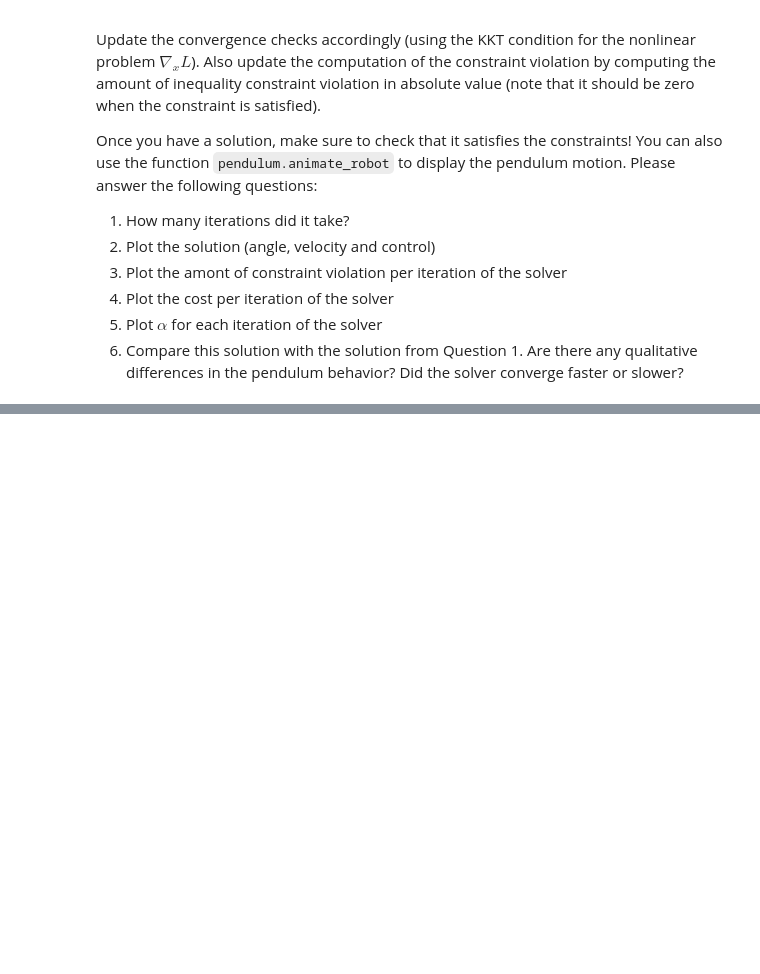
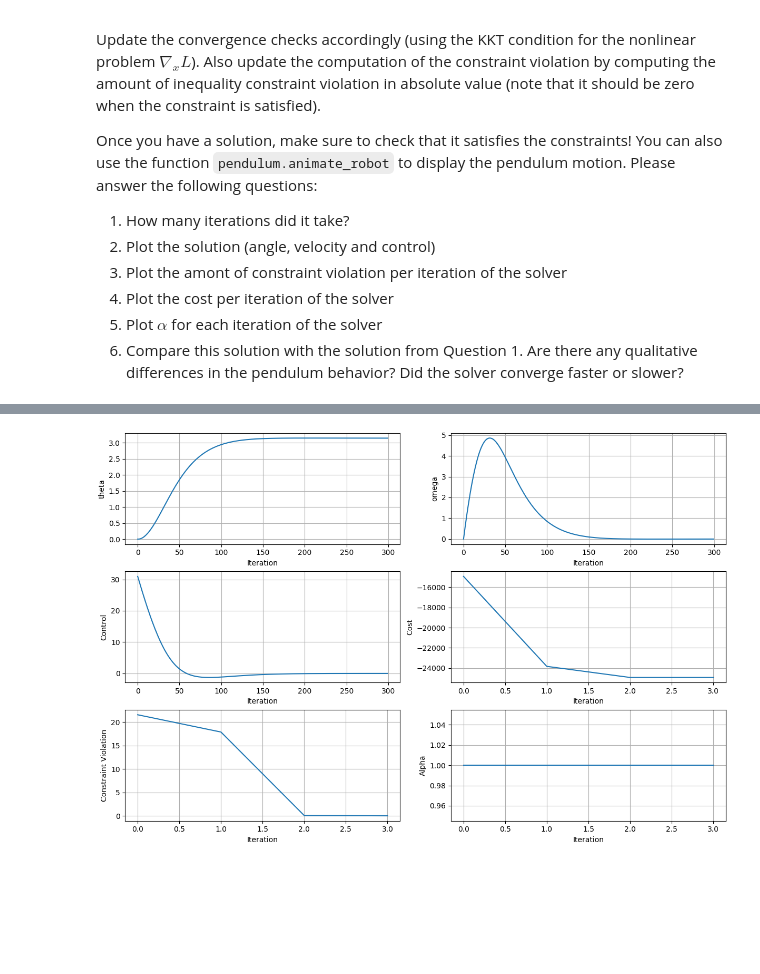
Before and after one commit to RiVer2000/ROB-GY-6323, a Jupyter notebook: Homework 2/exercise 3_pendulum.ipynb, the cells around one changed output, grey strips where cells are left out. Cells and saved outputs as stored; diff of their text form; code cells hidden in the pictures; blank space fills up the shorter version.

```diff
--- a/Homework 2/exercise 3_pendulum.ipynb
+++ b/Homework 2/exercise 3_pendulum.ipynb
@@ -300,3 +181,20 @@ def cost_func(_x: np.ndarray, N=300):
 
     return ((0.5 * ((_x.T @ G) @ _x)) + (g.T @ _x))[0, 0]
+# %%
+def solve_KKT(_x):
+    if not isinstance(_x, np.ndarray):
+        print("State not passed properly")
+    else:
+        L = hess_lagrangian()
+        G_sparse, g_sparse = GgSparse(_x)
+        cost_grad_mat = grad_Cost_Matrix(_x)
+        # print("L",L.shape)
+        # print(G_sparse.shape)
+        LHS = np.block([[L, G_sparse.T], [G_sparse, np.zeros((G_sparse.shape[0], G_sparse.shape[0]))]])
+        RHS = np.vstack([-cost_grad_mat, -g_sparse])
+        yl = np.linalg.solve(LHS, RHS)
+        pk = yl[:3*N, 0]
+        lambda_new = yl[3*N:, 0]
+
+    return pk, lambda_new
 # %%
@@ -425,0 +243,39 @@ we use the following g=9.81
+# %%
+plt.figure(figsize=[12,10], layout='constrained')
+plt.subplot(4,2,1)
+plt.plot(theta[0,:],label='theta')
+plt.ylabel('theta')
+plt.xlabel('Iteration')
+plt.grid()
+
+plt.subplot(4,2,2)
+plt.plot(omega[0,:],label='omega')
+plt.ylabel('omega')
+plt.xlabel('Iteration')
+plt.grid()
+
+plt.subplot(4,2,3)
+plt.plot(u[0,:],label='control')
+plt.ylabel('Control')
+plt.xlabel('Iteration')
+plt.grid()
+
+plt.subplot(4,2,4)
+plt.plot(cost_list,label='Cost')
+plt.ylabel('Cost')
+plt.xlabel('Iteration')
+plt.grid()
+
+plt.subplot(4,2,5)
+plt.plot(c_list,label='c_list')
+plt.ylabel('Constraint Violation')
+plt.xlabel('Iteration')
+plt.grid()
+
+plt.subplot(4,2,6)
+plt.plot(alpha_list,label='Alpha')
+plt.ylabel('Alpha')
+plt.xlabel('Iteration')
+plt.grid()
+# %% [output]
+[figure, added]
```
Also changed, not shown: parts of 13 cells of this notebook, 1 other file.
